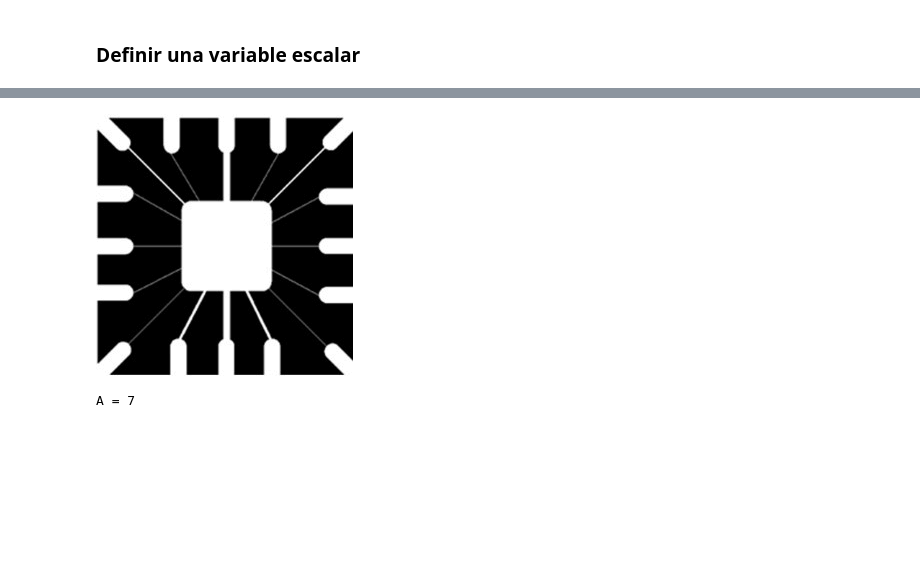
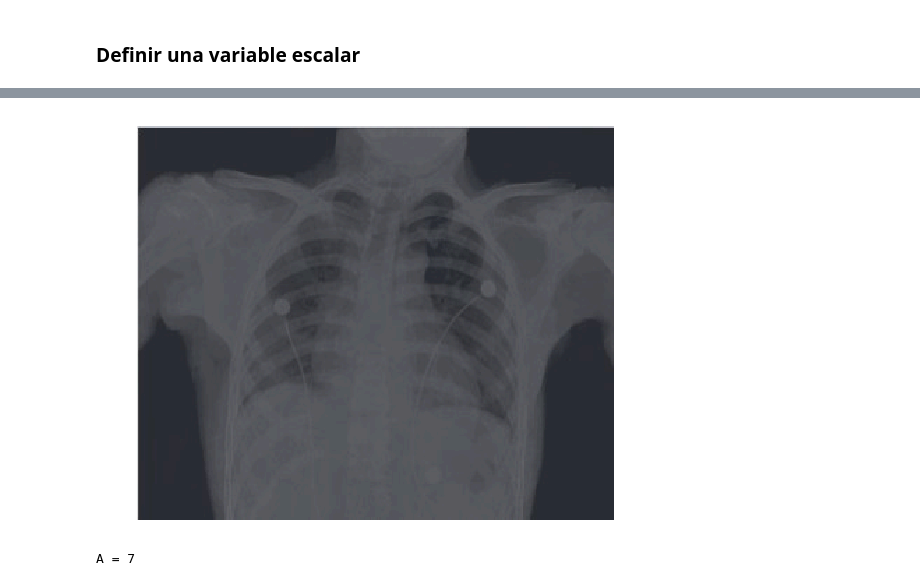
Before and after one commit to tionerJack/procesamiento_imagenes, a Jupyter notebook: operaciones_bajo_nivel.ipynb, the cells around one changed output, grey strips where cells are left out. Drawn from its saved outputs; the diff is of its cells as text; code cells hidden in the pictures; blank space fills up the shorter version.

```diff
--- a/operaciones_bajo_nivel.ipynb
+++ b/operaciones_bajo_nivel.ipynb
@@ -11,8 +78,9 @@
 # %%
-imagen = imread('img/cuadro.jpg');
+
+imagen = imread('img/torax1.jpg');
 imshow(imagen);
 # %% [output]
-[figure, old version]
+[figure, new version]
 # %%
 A = 7
 # %% [output]
```
Also changed, not shown: parts of 4 cells of this notebook, 1 other file.
